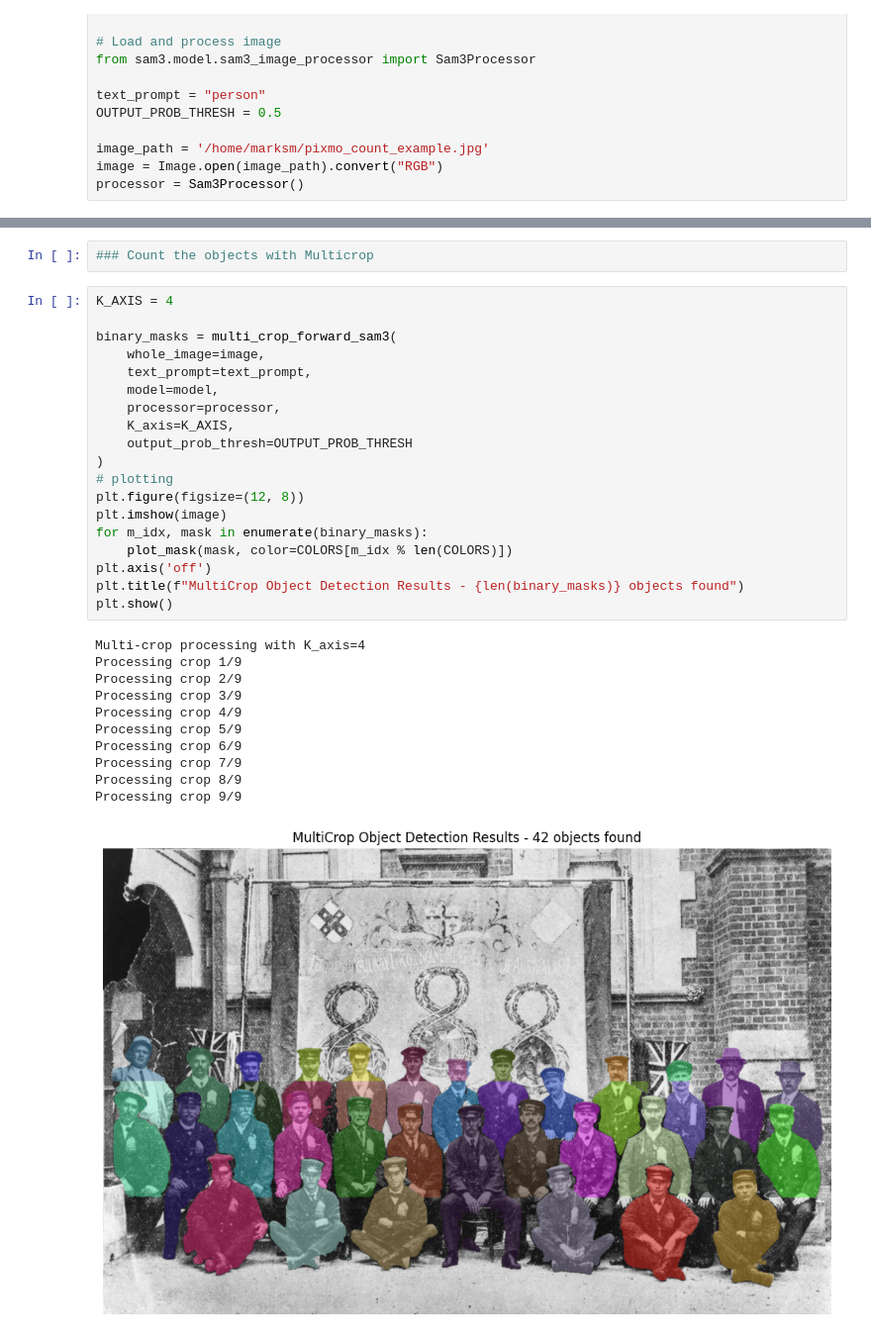
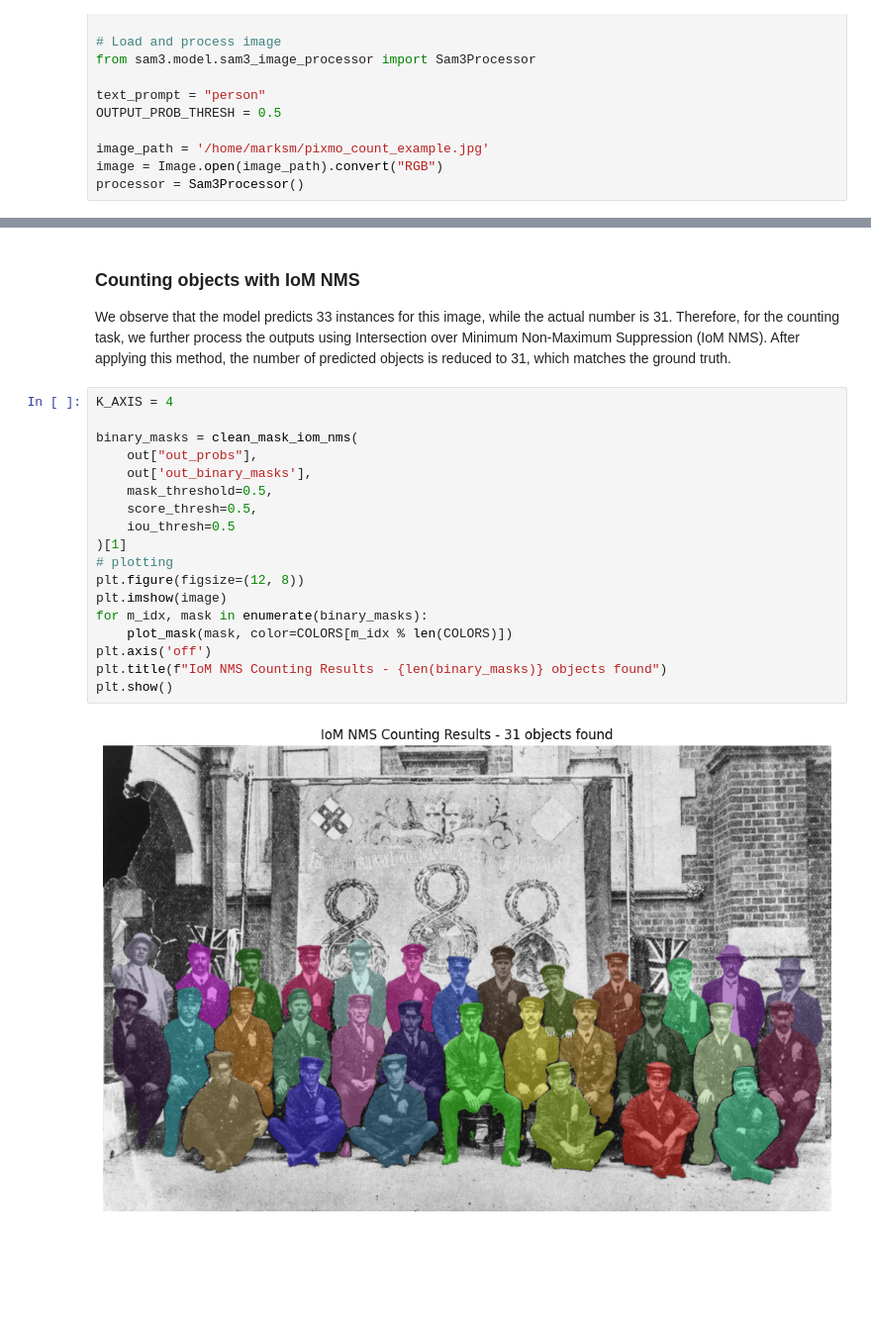
Before and after one commit to facebookresearch/sam3, a Jupyter notebook: examples/sam3_counting.ipynb, the cells around one changed output, grey strips where cells are left out. Shown at 99% size. Saved outputs shown, nothing was run; the diff lists cells and outputs as text; blank space fills up the shorter version.

Commit message:
removing multicrop and refining notebook

```diff
--- a/examples/sam3_counting.ipynb
+++ b/examples/sam3_counting.ipynb
@@ -218,33 +130,24 @@ plt.show()
-# %%
-### Count the objects with Multicrop
+# %% [markdown]
+### Counting objects with IoM NMS
+
+We observe that the model predicts 33 instances for this image, while the actual number is 31. Therefore, for the counting task, we further process the outputs using Intersection over Minimum Non-Maximum Suppression (IoM NMS). After applying this method, the number of predicted objects is reduced to 31, which matches the ground truth.
 # %%
 K_AXIS = 4
 
-binary_masks = multi_crop_forward_sam3(
-    whole_image=image,
-    text_prompt=text_prompt,
-    model=model,
-    processor=processor,
-    K_axis=K_AXIS,
-    output_prob_thresh=OUTPUT_PROB_THRESH
-)
+binary_masks = clean_mask_iom_nms(
+    out["out_probs"],
+    out['out_binary_masks'],
+    mask_threshold=0.5,
+    score_thresh=0.5,
+    iou_thresh=0.5
+)[1]
 # plotting
 plt.figure(figsize=(12, 8))
 plt.imshow(image)
 for m_idx, mask in enumerate(binary_masks):
     plot_mask(mask, color=COLORS[m_idx % len(COLORS)])
 plt.axis('off')
-plt.title(f"MultiCrop Object Detection Results - {len(binary_masks)} objects found")
+plt.title(f"IoM NMS Counting Results - {len(binary_masks)} objects found")
 plt.show()
 # %% [output]
-Multi-crop processing with K_axis=4
-Processing crop 1/9
-Processing crop 2/9
-Processing crop 3/9
-Processing crop 4/9
-Processing crop 5/9
-Processing crop 6/9
-Processing crop 7/9
-Processing crop 8/9
-Processing crop 9/9
-[figure, old version]
+[figure, new version]
```
Also changed, not shown: parts of 5 cells of this notebook.
